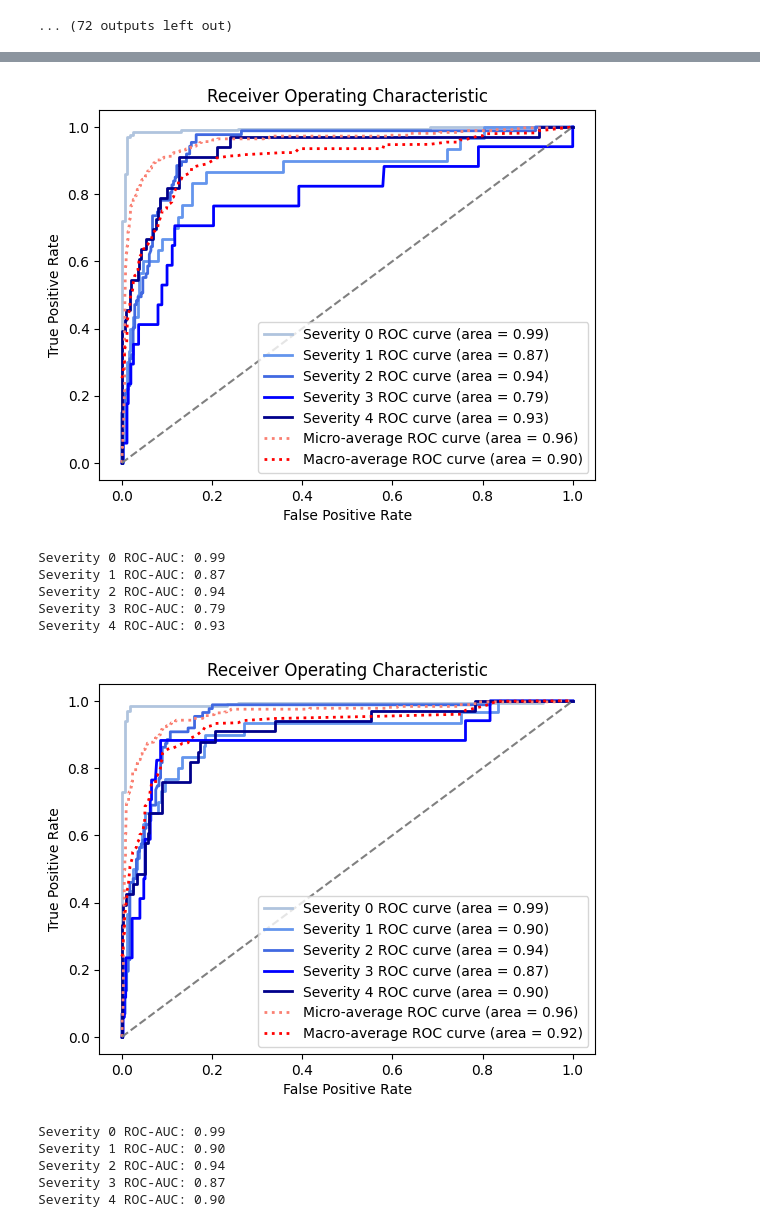
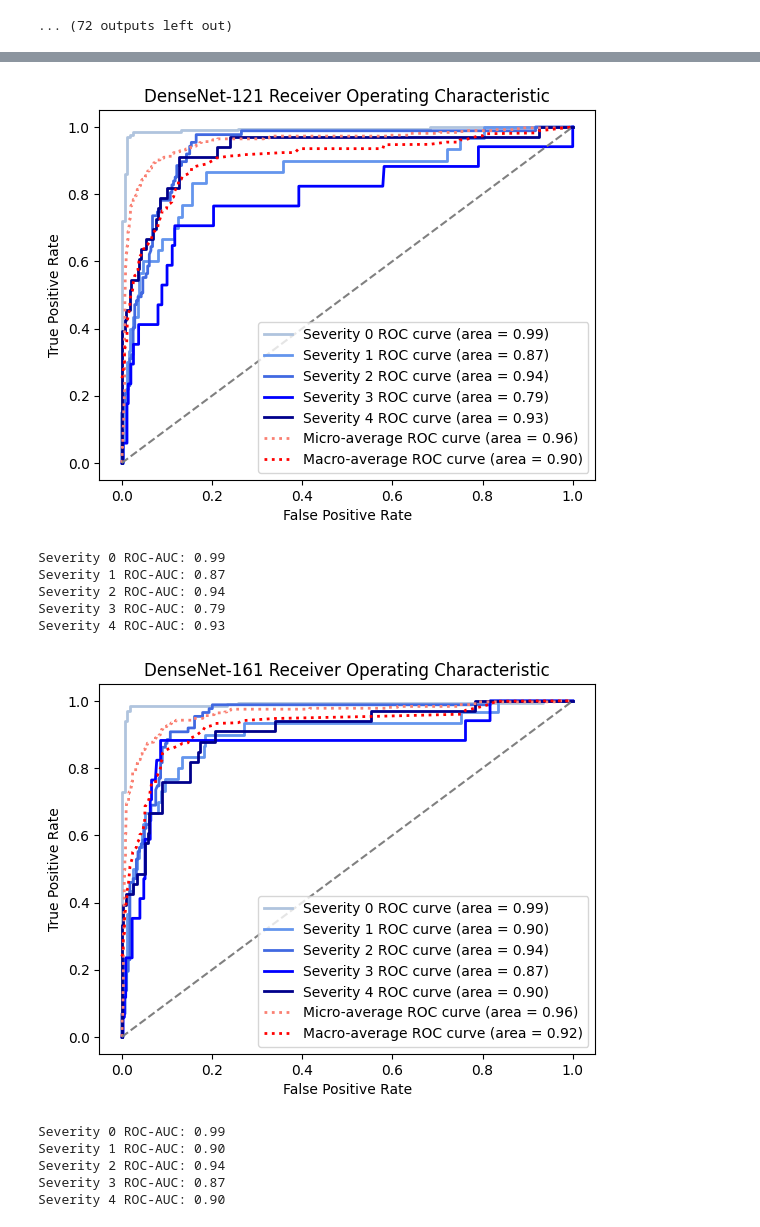
Before and after one commit to maurilaparva/diabetic_retinopathy_classification, a Jupyter notebook: training_pipeline.ipynb, the cells around one changed output, grey strips where cells are left out. Drawn from its saved outputs; the diff is of its cells as text; code cells hidden in the pictures.

```diff
--- a/training_pipeline.ipynb
+++ b/training_pipeline.ipynb
@@ -294,7 +294,7 @@ def test_model(model, test_loader):
 
     return np.array(true_labels), np.array(predicted_probabilities)
 
-def plot_learning_curves(training_losses, validation_losses):
+def plot_learning_curves(training_losses, validation_losses, model_name=''):
     # Plot epoch wise training and validation losses (both in the same plot)
     assert len(training_losses) == len(validation_losses)
 
@@ -303,11 +303,11 @@ def plot_learning_curves(training_losses, validation_losses):
     plt.plot(validation_losses, label='Validation Loss', color='orange', marker='o')
     plt.xlabel('Epoch')
     plt.ylabel('Loss')
-    plt.title('Training and Validation Loss Over Epochs')
+    plt.title(model_name + ' Training and Validation Loss Over Epochs')
     plt.legend()
     plt.show()
 
-def train_model(model, loss_module, optimizer, train_loader, valid_loader, device, path='efficientnetb7', epochs=20):
+def train_model(model, loss_module, optimizer, train_loader, valid_loader, device, path='efficientnetb7', epochs=20, model_name=''):
     training_losses = []
     validation_losses = []
     best_val_loss = float('inf')
@@ -359,7 +359,7 @@ def train_model(model, loss_module, optimizer, train_loader, valid_loader, devic
         torch.save({'model_state_dict': model.state_dict(),
                     'optimizer_state_dict': optimizer.state_dict(),
                     'epoch': epoch + 1}, f"{path}_epoch_{epoch + 1}.pth")
-    plot_learning_curves(training_losses, validation_losses)
+    plot_learning_curves(training_losses, validation_losses, model_name)
 
     return training_losses, validation_losses
 # %%
@@ -392,7 +392,7 @@ Downloading: "https://download.pytorch.org/models/densenet201-c1103571.pth" to /
 try:
     train_losses, val_losses = train_model(
         model, loss_module, optimizer, train_loader, valid_loader,
-         device=device, path="efficientnetb7", epochs=20
+         device=device, path="efficientnetb7", epochs=20, model_name='EfficientNet-B7'
     )
 except NameError:
     raise ValueError("train_loader or valid_loader is not defined. Ensure data loaders are properly initialized.")
@@ -457,7 +446,7 @@ Predicted Probabilities: [[9.99700189e-01 9.56936419e-05 5.88046260e-06 1.164296
 from sklearn.preprocessing import label_binarize
 from sklearn.metrics import roc_curve, auc
 from itertools import cycle
-def evaluate_roc_auc(true_labels, predicted_probabilities):
+def evaluate_roc_auc(true_labels, predicted_probabilities, model_name):
     # Binarize class labels
     true_labels_binarized = label_binarize(true_labels, classes=[0, 1, 2, 3, 4])
 
@@ -503,7 +492,7 @@ def evaluate_roc_auc(true_labels, predicted_probabilities):
     plt.plot([0, 1], [0, 1], color='gray', linestyle='--')
     plt.xlabel('False Positive Rate')
     plt.ylabel('True Positive Rate')
-    plt.title('Receiver Operating Characteristic')
+    plt.title(model_name + ' Receiver Operating Characteristic')
     plt.legend(loc="lower right")
     plt.show()
 
@@ -548,7 +537,7 @@ cm_normalized = plot_confusion_matrix(true_labels, predicted_labels, normalize=T
 try:
     train_losses, val_losses = train_model(
         model_densenet121, loss_module, optimizer_densenet121, train_loader, valid_loader,
-         device=device, path="densenet121", epochs=20
+         device=device, path="densenet121", epochs=20, model_name='DenseNet-121'
     )
 except NameError:
     raise ValueError("train_loader or valid_loader is not defined. Ensure data loaders are properly initialized.")
@@ -556,7 +545,7 @@ except NameError:
 try:
     train_losses, val_losses = train_model(
         model_densenet161, loss_module, optimizer_densenet161, train_loader, valid_loader,
-         device=device, path="densenet161", epochs=20
+         device=device, path="densenet161", epochs=20, model_name='DenseNet-161'
     )
 except NameError:
     raise ValueError("train_loader or valid_loader is not defined. Ensure data loaders are properly initialized.")
@@ -564,7 +553,7 @@ except NameError:
 try:
     train_losses, val_losses = train_model(
         model_densenet169, loss_module, optimizer_densenet169, train_loader, valid_loader,
-         device=device, path="densenet169", epochs=20
+         device=device, path="densenet169", epochs=20, model_name='DenseNet-169'
     )
 except NameError:
     raise ValueError("train_loader or valid_loader is not defined. Ensure data loaders are properly initialized.")
@@ -572,7 +561,7 @@ except NameError:
 try:
     train_losses, val_losses = train_model(
         model_densenet201, loss_module, optimizer_densenet201, train_loader, valid_loader,
-         device=device, path="densenet201", epochs=20
+         device=device, path="densenet201", epochs=20, model_name='DenseNet-201'
     )
 except NameError:
     raise ValueError("train_loader or valid_loader is not defined. Ensure data loaders are properly initialized.")
@@ -644,29 +633,29 @@ Accuracy DenseNet-161: 0.8360655737704918
 Accuracy DenseNet-169: 0.8060109289617486
 Accuracy DenseNet-201: 0.7950819672131147
 # %%
-roc_auc_densenet121 = evaluate_roc_auc(true_labels_densenet121, predicted_probabilities_densenet121)
+roc_auc_densenet121 = evaluate_roc_auc(true_labels_densenet121, predicted_probabilities_densenet121, 'DenseNet-121')
 for cls in range(5):
     print(f"Severity {cls} ROC-AUC: {roc_auc_densenet121[cls]:.2f}")
 
-roc_auc_densenet161 = evaluate_roc_auc(true_labels_densenet161, predicted_probabilities_densenet161)
+roc_auc_densenet161 = evaluate_roc_auc(true_labels_densenet161, predicted_probabilities_densenet161, 'DenseNet-161')
 for cls in range(5):
     print(f"Severity {cls} ROC-AUC: {roc_auc_densenet161[cls]:.2f}")
 
-roc_auc_densenet169 = evaluate_roc_auc(true_labels_densenet169, predicted_probabilities_densenet169)
+roc_auc_densenet169 = evaluate_roc_auc(true_labels_densenet169, predicted_probabilities_densenet169, 'DenseNet-169')
 for cls in range(5):
     print(f"Severity {cls} ROC-AUC: {roc_auc_densenet169[cls]:.2f}")
 
-roc_auc_densenet201 = evaluate_roc_auc(true_labels_densenet201, predicted_probabilities_densenet201)
+roc_auc_densenet201 = evaluate_roc_auc(true_labels_densenet201, predicted_probabilities_densenet201, 'DenseNet-201')
 for cls in range(5):
     print(f"Severity {cls} ROC-AUC: {roc_auc_densenet201[cls]:.2f}")
 # %% [output]
-[figure, old version]
+[figure, new version]
 Severity 0 ROC-AUC: 0.99
 Severity 1 ROC-AUC: 0.87
 Severity 2 ROC-AUC: 0.94
 Severity 3 ROC-AUC: 0.79
 Severity 4 ROC-AUC: 0.93
-[figure, old version]
+[figure, new version]
 Severity 0 ROC-AUC: 0.99
 Severity 1 ROC-AUC: 0.90
 Severity 2 ROC-AUC: 0.94
```
Also changed, not shown: parts of 7 cells of this notebook.
